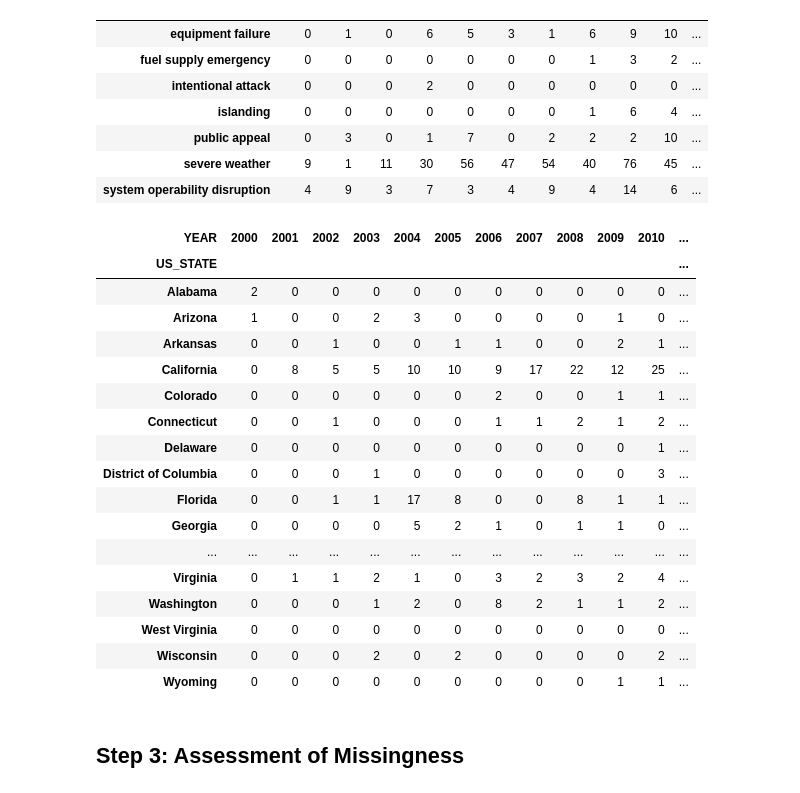
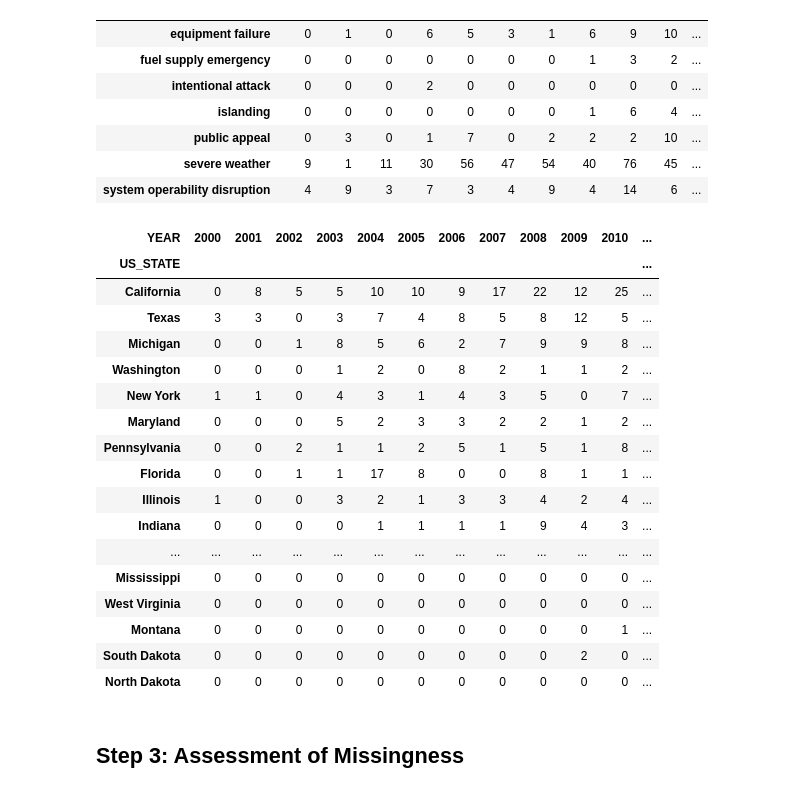
Before and after one commit to ajaganathan-coder/Power-Breakers, a Jupyter notebook: template.ipynb, the cells around one changed output. Drawn from its saved outputs; the diff is of its cells as text; code cells hidden in the pictures.

```diff
--- a/template.ipynb
+++ b/template.ipynb
@@ -167,8 +165,3 @@ min           0.0
 75%        2880.0
 max      108653.0
 Name: OUTAGE_DURATION_MINS, dtype: Float64
-# %%
-#For distribution on 'OUTAGE_DURATION_MINS', defining bins
-bins = [0, 500, 1000, 5000, 10000, 15000, 110000]
-outage_df['OUTAGE_DURATION_BINS'] = pd.cut(outage_df['OUTAGE_DURATION_MINS'],bins, right=False).astype(str)
-outage_df.head()
@@ -323,35 +309,36 @@ display_df(cause_category_byyear,
 # %%
 #Number of Outages by Year and State
 cause_category_byyear = outage_df.pivot_table(
                                                 index='US_STATE',
                                                 columns='YEAR',
                                                 values='OUTAGE_DURATION_MINS',
                                                 aggfunc='count',
                                                 fill_value=0
                                             )
-cause_category_byyear.assign(total=cause_category_byyear.sum(axis=1)).sort_values('total', ascending=False).drop(columns='total')
+cause_category_byyear['Total'] = cause_category_byyear.sum(axis=1)
+cause_category_byyear = cause_category_byyear.sort_values('Total', ascending=False)
 display_df(cause_category_byyear,
            rows=50,
-           cols = 17)
+           cols = 20)
 # %% [output]
 | YEAR | 2000 | 2001 | 2002 | 2003 | 2004 | 2005 | 2006 | 2007 | 2008 | 2009 | 2010 | ... |
 | US_STATE |  |  |  |  |  |  |  |  |  |  |  | ... |
-| Alabama | 2 | 0 | 0 | 0 | 0 | 0 | 0 | 0 | 0 | 0 | 0 | ... |
-| Arizona | 1 | 0 | 0 | 2 | 3 | 0 | 0 | 0 | 0 | 1 | 0 | ... |
-| Arkansas | 0 | 0 | 1 | 0 | 0 | 1 | 1 | 0 | 0 | 2 | 1 | ... |
 | California | 0 | 8 | 5 | 5 | 10 | 10 | 9 | 17 | 22 | 12 | 25 | ... |
-| Colorado | 0 | 0 | 0 | 0 | 0 | 0 | 2 | 0 | 0 | 1 | 1 | ... |
-| Connecticut | 0 | 0 | 1 | 0 | 0 | 0 | 1 | 1 | 2 | 1 | 2 | ... |
-| Delaware | 0 | 0 | 0 | 0 | 0 | 0 | 0 | 0 | 0 | 0 | 1 | ... |
-| District of Columbia | 0 | 0 | 0 | 1 | 0 | 0 | 0 | 0 | 0 | 0 | 3 | ... |
+| Texas | 3 | 3 | 0 | 3 | 7 | 4 | 8 | 5 | 8 | 12 | 5 | ... |
+| Michigan | 0 | 0 | 1 | 8 | 5 | 6 | 2 | 7 | 9 | 9 | 8 | ... |
+| Washington | 0 | 0 | 0 | 1 | 2 | 0 | 8 | 2 | 1 | 1 | 2 | ... |
+| New York | 1 | 1 | 0 | 4 | 3 | 1 | 4 | 3 | 5 | 0 | 7 | ... |
+| Maryland | 0 | 0 | 0 | 5 | 2 | 3 | 3 | 2 | 2 | 1 | 2 | ... |
+| Pennsylvania | 0 | 0 | 2 | 1 | 1 | 2 | 5 | 1 | 5 | 1 | 8 | ... |
 | Florida | 0 | 0 | 1 | 1 | 17 | 8 | 0 | 0 | 8 | 1 | 1 | ... |
-| Georgia | 0 | 0 | 0 | 0 | 5 | 2 | 1 | 0 | 1 | 1 | 0 | ... |
+| Illinois | 1 | 0 | 0 | 3 | 2 | 1 | 3 | 3 | 4 | 2 | 4 | ... |
+| Indiana | 0 | 0 | 0 | 0 | 1 | 1 | 1 | 1 | 9 | 4 | 3 | ... |
 | ... | ... | ... | ... | ... | ... | ... | ... | ... | ... | ... | ... | ... |
-| Virginia | 0 | 1 | 1 | 2 | 1 | 0 | 3 | 2 | 3 | 2 | 4 | ... |
-| Washington | 0 | 0 | 0 | 1 | 2 | 0 | 8 | 2 | 1 | 1 | 2 | ... |
+| Mississippi | 0 | 0 | 0 | 0 | 0 | 0 | 0 | 0 | 0 | 0 | 0 | ... |
 | West Virginia | 0 | 0 | 0 | 0 | 0 | 0 | 0 | 0 | 0 | 0 | 0 | ... |
-| Wisconsin | 0 | 0 | 0 | 2 | 0 | 2 | 0 | 0 | 0 | 0 | 2 | ... |
-| Wyoming | 0 | 0 | 0 | 0 | 0 | 0 | 0 | 0 | 0 | 1 | 1 | ... |
+| Montana | 0 | 0 | 0 | 0 | 0 | 0 | 0 | 0 | 0 | 0 | 1 | ... |
+| South Dakota | 0 | 0 | 0 | 0 | 0 | 0 | 0 | 0 | 0 | 2 | 0 | ... |
+| North Dakota | 0 | 0 | 0 | 0 | 0 | 0 | 0 | 0 | 0 | 0 | 0 | ... |
 # %% [markdown]
 ## Step 3: Assessment of Missingness
 # %%
```
Also changed, not shown: parts of 12 cells of this notebook.
